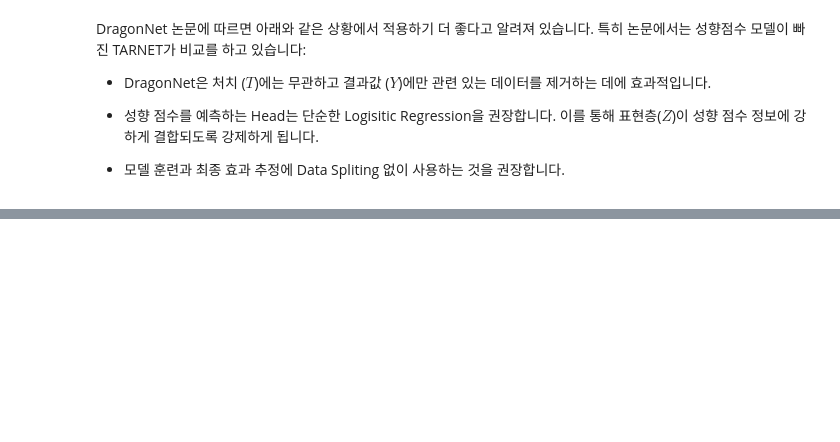
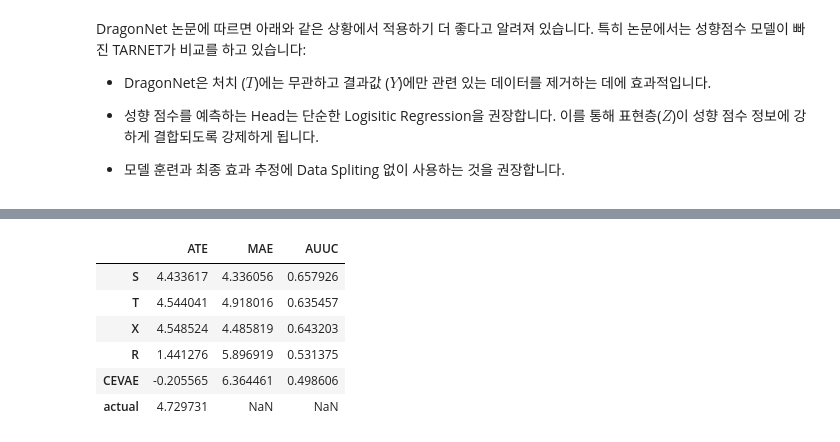
Before and after one commit to jhkimon/awesome-causal-inference-python, a Jupyter notebook: book/cate_and_policy/cate_with_nn.ipynb, the cells around one changed output, grey strips where cells are left out. Cells and saved outputs as stored; diff of their text form; code cells hidden in the pictures; blank space fills up the shorter version.

```diff
--- a/book/cate_and_policy/cate_with_nn.ipynb
+++ b/book/cate_and_policy/cate_with_nn.ipynb
@@ -196,0 +362,20 @@ DragonNet 논문에 따르면 아래와 같은 상황에서 적용하기 더 좋
+# %%
+df_result_train = pd.DataFrame([s_ate, t_ate, x_ate, r_ate, ate_train, tau_train.mean()],
+                               index=['S','T','X','R','CEVAE','actual'], columns=['ATE'])
+df_result_train['MAE'] = [
+    mean_absolute_error(t, tau_train.reshape(-1,1))
+    for t in [s_ite_train, t_ite_train, x_ite_train, r_ite_train, ite_train]
+] + [None]
+
+
+df_result_train['AUUC'] = auuc_score(df_preds_train)
+# %%
+df_result_train
+# %% [output]
+|  | ATE | MAE | AUUC |
+| S | 4.433617 | 4.336056 | 0.657926 |
+| T | 4.544041 | 4.918016 | 0.635457 |
+| X | 4.548524 | 4.485819 | 0.643203 |
+| R | 1.441276 | 5.896919 | 0.531375 |
+| CEVAE | -0.205565 | 6.364461 | 0.498606 |
+| actual | 4.729731 | NaN | NaN |
```
Also changed, not shown: parts of 31 cells of this notebook, 11 other files.
